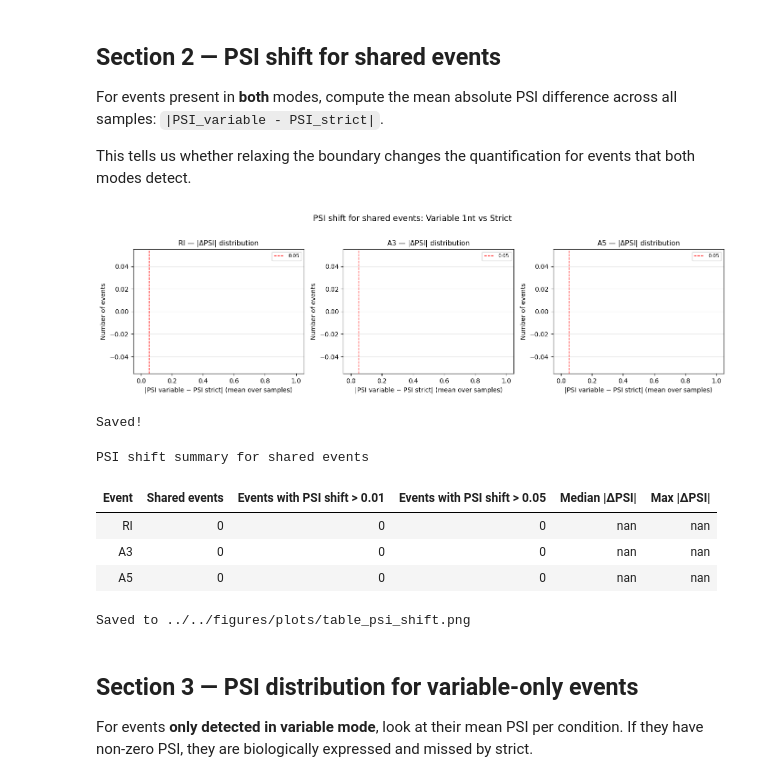
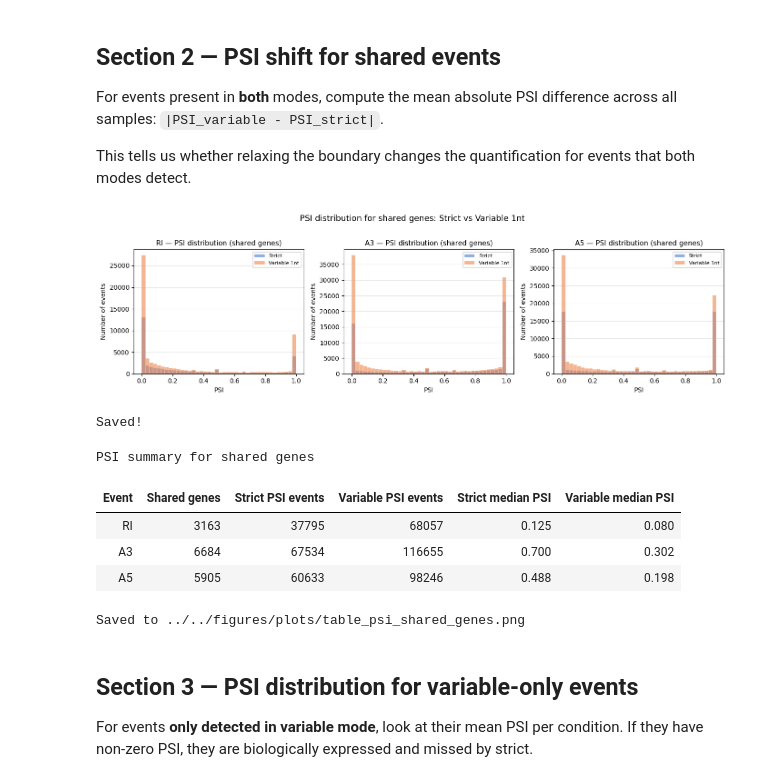
Before and after one commit to griceyrt/Internship, a Jupyter notebook: analysis/notebooks/03_psi_comparison.ipynb, the cells around one changed output. Saved outputs shown, nothing was run; the diff lists cells and outputs as text; code cells hidden in the pictures.

```diff
--- a/analysis/notebooks/03_psi_comparison.ipynb
+++ b/analysis/notebooks/03_psi_comparison.ipynb
@@ -175,62 +188,79 @@ across all samples: `|PSI_variable - PSI_strict|`.
 This tells us whether relaxing the boundary changes the quantification
 for events that both modes detect.
 # %%
+# Section 2 — PSI distribution for shared genes: strict vs variable
 fig, axes = plt.subplots(1, 3, figsize=(14, 4))
-muted = sns.color_palette("muted", 3)
 
 shift_summary = []
 
 for i, event in enumerate(EVENT_TYPES):
     strict_df = psi[("strict", event)]
     var1_df   = psi[("var1",   event)]
 
-    shared = strict_df.index.intersection(var1_df.index)
+    # Shared genes
+    strict_genes = set(idx.split(";")[0] for idx in strict_df.index
+                       if idx.startswith("ENSMUSG"))
+    var1_genes   = set(idx.split(";")[0] for idx in var1_df.index
+                       if idx.startswith("ENSMUSG"))
+    shared_genes = strict_genes & var1_genes
 
-    diff = (var1_df.loc[shared] - strict_df.loc[shared]).abs()
-    mean_diff_per_event = diff.mean(axis=1)   # mean across 9 samples
+    # All PSI values for events belonging to shared genes
+    strict_vals = strict_df[
+        strict_df.index.map(lambda x: x.split(";")[0] if x.startswith("ENSMUSG") else "")
+        .isin(shared_genes)
+    ].values.flatten()
 
-    # Drop NaN (events where both modes had NaN)
-    mean_diff_per_event = mean_diff_per_event.dropna()
+    var1_vals = var1_df[
+        var1_df.index.map(lambda x: x.split(";")[0] if x.startswith("ENSMUSG") else "")
+        .isin(shared_genes)
+    ].values.flatten()
+
+    # Drop NaN
+    strict_vals = strict_vals[~np.isnan(strict_vals)]
+    var1_vals   = var1_vals[~np.isnan(var1_vals)]
 
     shift_summary.append({
-        "Event": event,
-        "Shared events": len(shared),
-        "Events with PSI shift > 0.01": int((mean_diff_per_event > 0.01).sum()),
-        "Events with PSI shift > 0.05": int((mean_diff_per_event > 0.05).sum()),
-        "Median |ΔPSI|": f"{mean_diff_per_event.median():.4f}",
-        "Max |ΔPSI|": f"{mean_diff_per_event.max():.4f}",
+        "Event":               event,
+        "Shared genes":        len(shared_genes),
+        "Strict PSI events":   len(strict_vals),
+        "Variable PSI events": len(var1_vals),
+        "Strict median PSI":   f"{np.median(strict_vals):.3f}",
+        "Variable median PSI": f"{np.median(var1_vals):.3f}",
     })
 
     ax = axes[i]
-    ax.hist(mean_diff_per_event, bins=50, color=muted[i], edgecolor="white", linewidth=0.3)
-    ax.set_title(f"{event} — |ΔPSI| distribution", fontsize=11)
-    ax.set_xlabel("|PSI variable − PSI strict| (mean over samples)")
+    ax.hist(strict_vals, bins=40, alpha=0.6, color=muted[0], label="Strict",
+            edgecolor="white", linewidth=0.3)
+    ax.hist(var1_vals,   bins=40, alpha=0.6, color=muted[1], label="Variable 1nt",
+            edgecolor="white", linewidth=0.3)
+    ax.set_title(f"{event} — PSI distribution (shared genes)", fontsize=11)
+    ax.set_xlabel("PSI")
     ax.set_ylabel("Number of events")
-    ax.axvline(0.05, color="red", linestyle="--", linewidth=1, label="0.05")
     ax.legend(fontsize=8)
     ax.grid(axis="y", alpha=0.3)
 
-plt.suptitle("PSI shift for shared events: Variable 1nt vs Strict", fontsize=13, y=1.02)
+plt.suptitle("PSI distribution for shared genes: Strict vs Variable 1nt",
+             fontsize=13, y=1.02)
 plt.tight_layout()
-plt.savefig("../../figures/plots/hist_psi_shift_shared.png", dpi=150, bbox_inches="tight")
+plt.savefig("../../figures/plots/hist_psi_shared_genes.png", dpi=150, bbox_inches="tight")
 plt.show()
 print("Saved!")
 # %% [output]
-[figure, old version]
+[figure, new version]
 Saved!
 # %%
-# Summary table for PSI shift
+# Section 2 — summary table for PSI shift
 df_shift = pd.DataFrame(shift_summary)
-display(style_table(df_shift, caption="PSI shift summary for shared events"))
-export_table_png(df_shift, "../../figures/plots/table_psi_shift.png",
-                 title="PSI shift summary for shared events")
+display(style_table(df_shift, caption="PSI summary for shared genes"))
+export_table_png(df_shift, "../../figures/plots/table_psi_shared_genes.png",
+                 title="PSI summary for shared genes")
 # %% [output]
-PSI shift summary for shared events
+PSI summary for shared genes
-| Event | Shared events | Events with PSI shift > 0.01 | Events with PSI shift > 0.05 | Median |ΔPSI| | Max |ΔPSI| |
-| RI | 0 | 0 | 0 | nan | nan |
-| A3 | 0 | 0 | 0 | nan | nan |
-| A5 | 0 | 0 | 0 | nan | nan |
+| Event | Shared genes | Strict PSI events | Variable PSI events | Strict median PSI | Variable median PSI |
+| RI | 3163 | 37795 | 68057 | 0.125 | 0.080 |
+| A3 | 6684 | 67534 | 116655 | 0.700 | 0.302 |
+| A5 | 5905 | 60633 | 98246 | 0.488 | 0.198 |
-Saved to ../../figures/plots/table_psi_shift.png
+Saved to ../../figures/plots/table_psi_shared_genes.png
 # %% [markdown]
 ## Section 3 — PSI distribution for variable-only events
 
```
Also changed, not shown: parts of 3 cells of this notebook, 11 other files.
